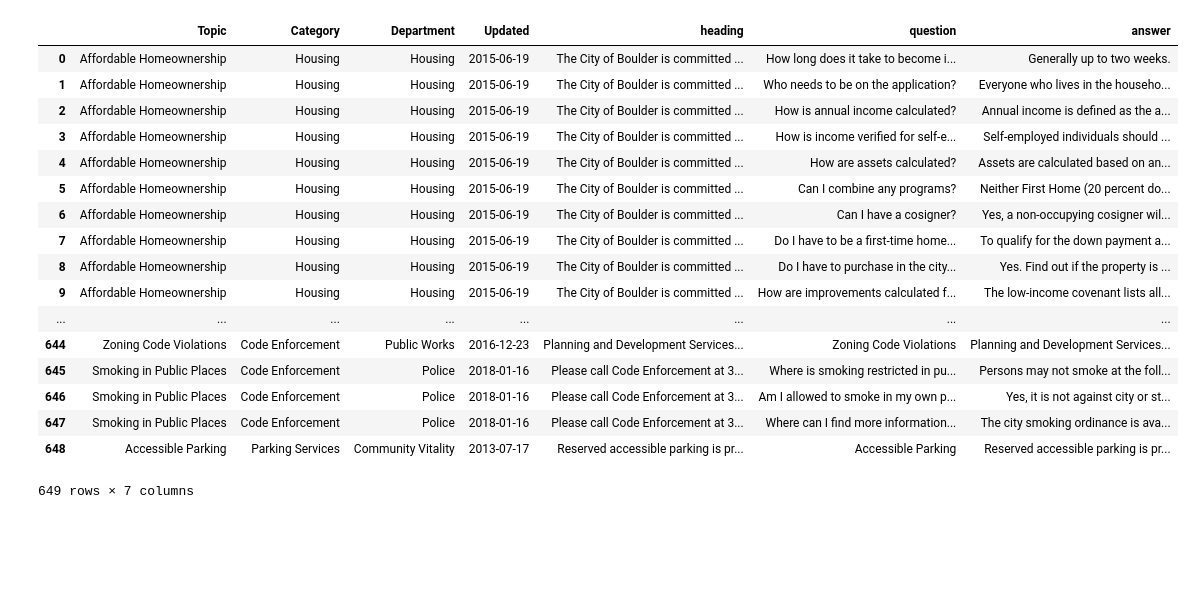
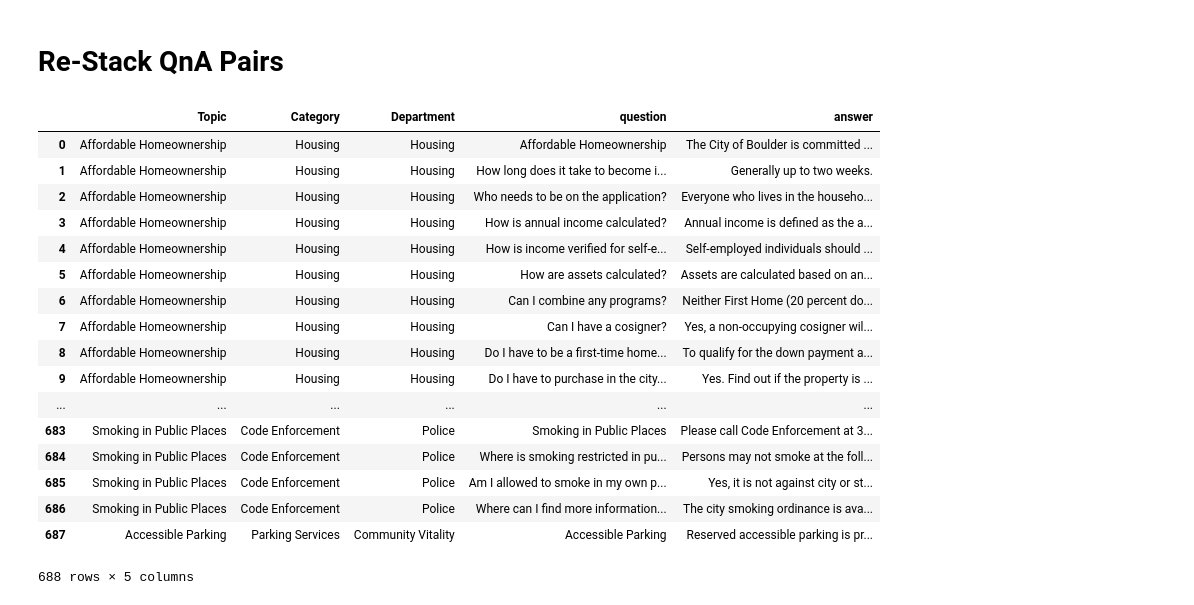
Before and after one commit to willtscott/inquire-boulder-chatbot, a Jupyter notebook: notebooks/faq-text-process.ipynb, the cells around one changed output. Cells and saved outputs as stored; diff of their text form; code cells hidden in the pictures; blank space fills up the shorter version.

```diff
--- a/notebooks/faq-text-process.ipynb
+++ b/notebooks/faq-text-process.ipynb
@@ -13,3 +40,9 @@ faq = raw.drop(labels=('Active'), axis=1).dropna()
+# %%
+faq = pd.read_csv('../data/interim/faq-hand-cleaned.csv')
+# %%
+faq.FAQ = faq.FAQ.apply(lambda x: x.replace('\n\n', ' '))
+# Replace multiple spaces with one space
+# faq.FAQ = faq.FAQ.apply(lambda x: x.replace(' ', ' '))
 # %%
 def find_heading(row):
     entry = row['FAQ']
@@ -93,31 +120,33 @@ faq = process_text(faq)
 #     return abs(len(row.questions) - len(row.answers))
 # s = faq.apply(count_qna, axis=1)
 # s.sum()
+# %% [markdown]
+# Re-Stack QnA Pairs
 # %%
 s = faq.apply(lambda x: pd.Series(x['qna']), axis=1).stack().reset_index(level=1, drop=True)
 s.name = 'question'
-faq = faq.drop(['FAQ', 'qna'], axis=1).join(s).reset_index(drop=True)
+faq = faq.drop(['FAQ', 'qna', 'heading', 'Updated'], axis=1).join(s).reset_index(drop=True)
 faq['answer'] = faq.question.apply(lambda x: x[1])
 faq['question'] = faq.question.apply(lambda x: x[0])
 faq
 # %% [output]
-|  | Topic | Category | Department | Updated | heading | question | answer |
-| 0 | Affordable Homeownership | Housing | Housing | 2015-06-19 | The City of Boulder is committed ... | How long does it take to become i... | Generally up to two weeks. |
-| 1 | Affordable Homeownership | Housing | Housing | 2015-06-19 | The City of Boulder is committed ... | Who needs to be on the application? | Everyone who lives in the househo... |
-| 2 | Affordable Homeownership | Housing | Housing | 2015-06-19 | The City of Boulder is committed ... | How is annual income calculated? | Annual income is defined as the a... |
-| 3 | Affordable Homeownership | Housing | Housing | 2015-06-19 | The City of Boulder is committed ... | How is income verified for self-e... | Self-employed individuals should ... |
-| 4 | Affordable Homeownership | Housing | Housing | 2015-06-19 | The City of Boulder is committed ... | How are assets calculated? | Assets are calculated based on an... |
-| 5 | Affordable Homeownership | Housing | Housing | 2015-06-19 | The City of Boulder is committed ... | Can I combine any programs? | Neither First Home (20 percent do... |
-| 6 | Affordable Homeownership | Housing | Housing | 2015-06-19 | The City of Boulder is committed ... | Can I have a cosigner? | Yes, a non-occupying cosigner wil... |
-| 7 | Affordable Homeownership | Housing | Housing | 2015-06-19 | The City of Boulder is committed ... | Do I have to be a first-time home... | To qualify for the down payment a... |
-| 8 | Affordable Homeownership | Housing | Housing | 2015-06-19 | The City of Boulder is committed ... | Do I have to purchase in the city... | Yes. Find out if the property is ... |
-| 9 | Affordable Homeownership | Housing | Housing | 2015-06-19 | The City of Boulder is committed ... | How are improvements calculated f... | The low-income covenant lists all... |
-| ... | ... | ... | ... | ... | ... | ... | ... |
-| 644 | Zoning Code Violations | Code Enforcement | Public Works | 2016-12-23 | Planning and Development Services... | Zoning Code Violations | Planning and Development Services... |
-| 645 | Smoking in Public Places | Code Enforcement | Police | 2018-01-16 | Please call Code Enforcement at 3... | Where is smoking restricted in pu... | Persons may not smoke at the foll... |
-| 646 | Smoking in Public Places | Code Enforcement | Police | 2018-01-16 | Please call Code Enforcement at 3... | Am I allowed to smoke in my own p... | Yes, it is not against city or st... |
-| 647 | Smoking in Public Places | Code Enforcement | Police | 2018-01-16 | Please call Code Enforcement at 3... | Where can I find more information... | The city smoking ordinance is ava... |
-| 648 | Accessible Parking | Parking Services | Community Vitality | 2013-07-17 | Reserved accessible parking is pr... | Accessible Parking | Reserved accessible parking is pr... |
+|  | Topic | Category | Department | question | answer |
+| 0 | Affordable Homeownership | Housing | Housing | Affordable Homeownership | The City of Boulder is committed ... |
+| 1 | Affordable Homeownership | Housing | Housing | How long does it take to become i... | Generally up to two weeks. |
+| 2 | Affordable Homeownership | Housing | Housing | Who needs to be on the application? | Everyone who lives in the househo... |
+| 3 | Affordable Homeownership | Housing | Housing | How is annual income calculated? | Annual income is defined as the a... |
+| 4 | Affordable Homeownership | Housing | Housing | How is income verified for self-e... | Self-employed individuals should ... |
+| 5 | Affordable Homeownership | Housing | Housing | How are assets calculated? | Assets are calculated based on an... |
+| 6 | Affordable Homeownership | Housing | Housing | Can I combine any programs? | Neither First Home (20 percent do... |
+| 7 | Affordable Homeownership | Housing | Housing | Can I have a cosigner? | Yes, a non-occupying cosigner wil... |
+| 8 | Affordable Homeownership | Housing | Housing | Do I have to be a first-time home... | To qualify for the down payment a... |
+| 9 | Affordable Homeownership | Housing | Housing | Do I have to purchase in the city... | Yes. Find out if the property is ... |
+| ... | ... | ... | ... | ... | ... |
+| 683 | Smoking in Public Places | Code Enforcement | Police | Smoking in Public Places | Please call Code Enforcement at 3... |
+| 684 | Smoking in Public Places | Code Enforcement | Police | Where is smoking restricted in pu... | Persons may not smoke at the foll... |
+| 685 | Smoking in Public Places | Code Enforcement | Police | Am I allowed to smoke in my own p... | Yes, it is not against city or st... |
+| 686 | Smoking in Public Places | Code Enforcement | Police | Where can I find more information... | The city smoking ordinance is ava... |
+| 687 | Accessible Parking | Parking Services | Community Vitality | Accessible Parking | Reserved accessible parking is pr... |
-649 rows × 7 columns
+688 rows × 5 columns
 # %%
 faq.to_csv('../data/interim/faq-text-separated.csv', index=False)
```
Also changed, not shown: parts of 9 cells of this notebook, 11 other files.
